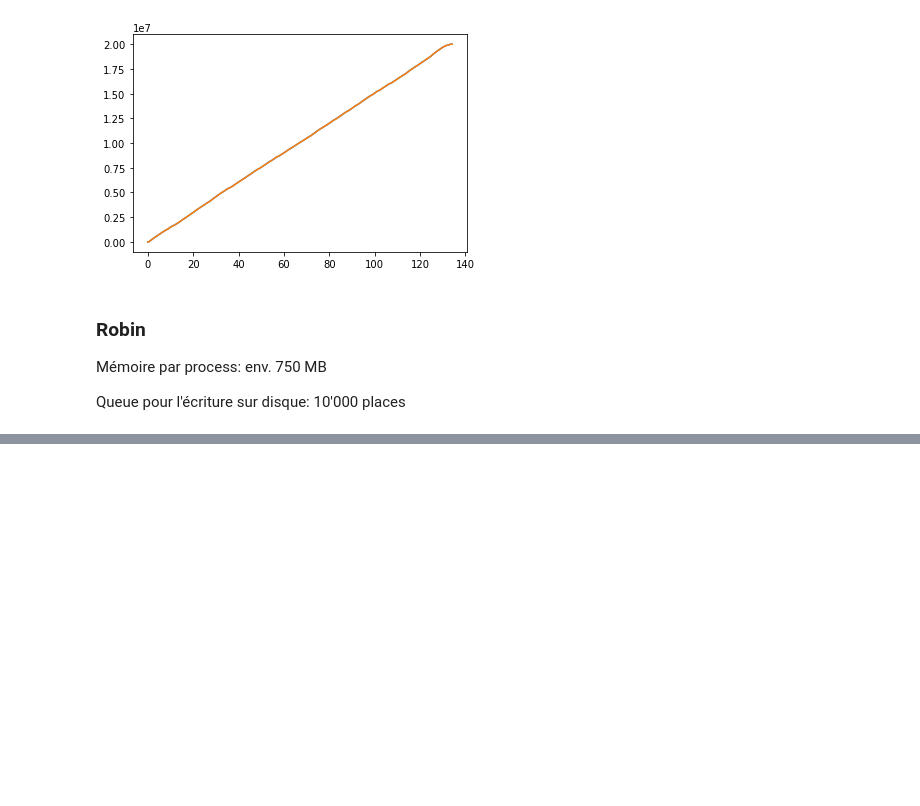
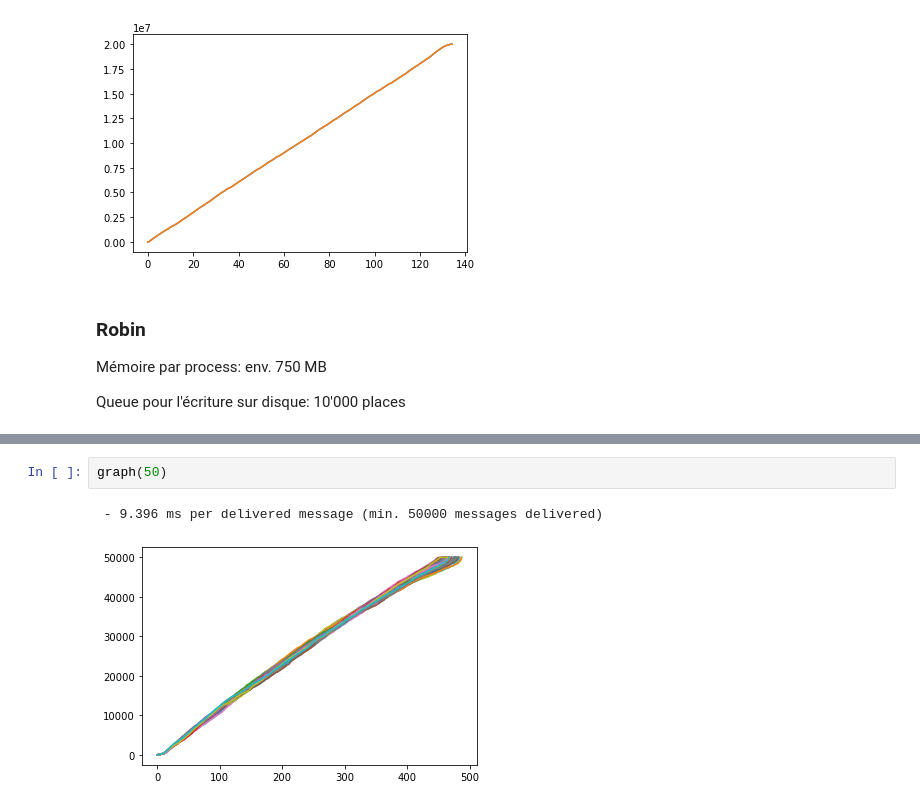
Before and after one commit to robinmamie/distributed-algorithms, a Jupyter notebook: timings.ipynb, the cells around one changed output, grey strips where cells are left out. Drawn from its saved outputs; the diff is of its cells as text; blank space fills up the shorter version.

```diff
--- a/timings.ipynb
+++ b/timings.ipynb
@@ -75,3 +75,8 @@ graph(20)
+# %%
+graph(50)
+# %% [output]
+ - 9.396 ms per delivered message (min. 50000 messages delivered)
+[figure, added]
 # %%
 graph(128)
 # %% [output]
```
Also changed, not shown: parts of 6 cells of this notebook.
